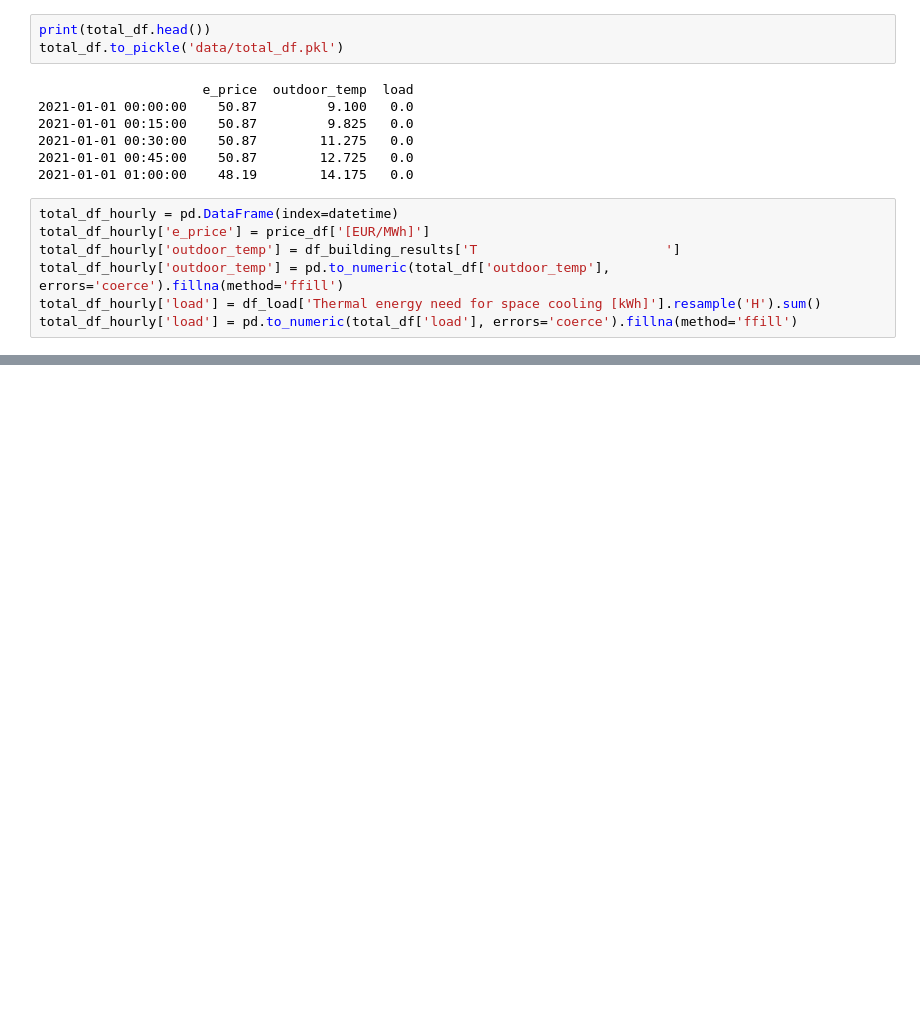
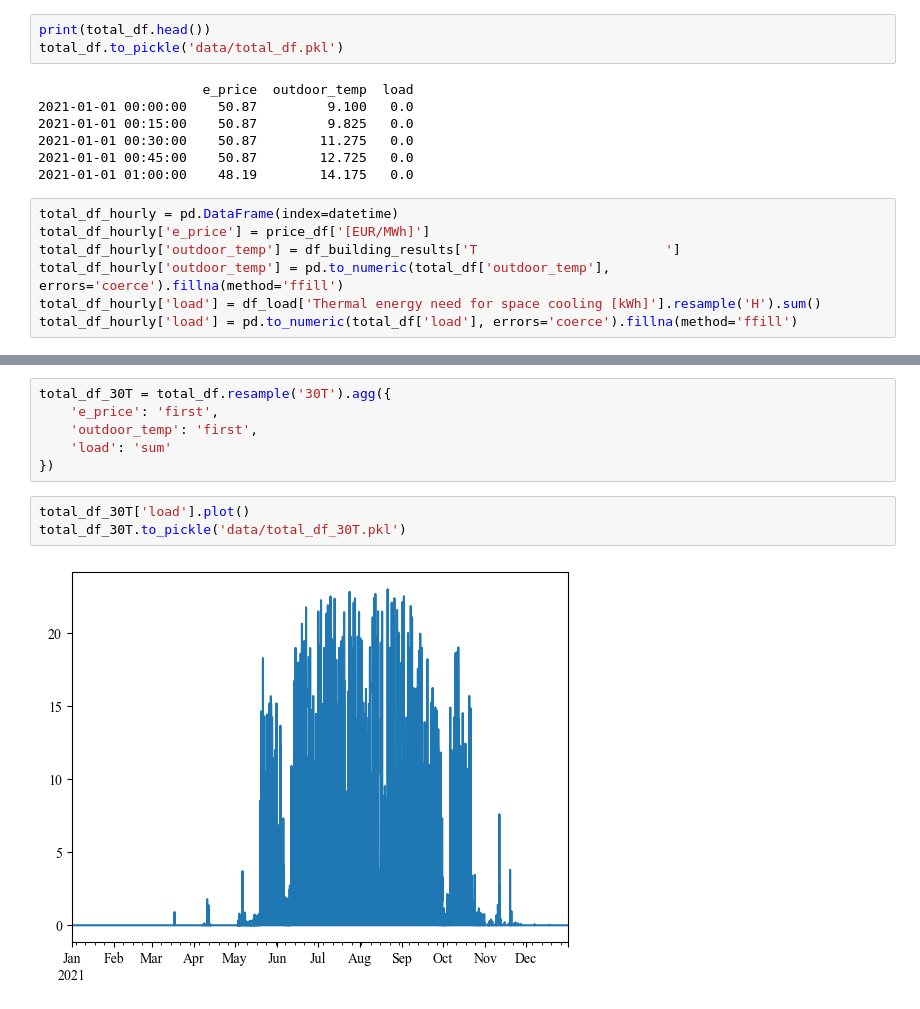
Before and after one commit to KrisCHEN8/PCM_RL-MPC, a Jupyter notebook: data_sort.ipynb, the cells around one changed output, grey strips where cells are left out. Saved outputs shown, nothing was run; the diff lists cells and outputs as text; blank space fills up the shorter version.

```diff
--- a/data_sort.ipynb
+++ b/data_sort.ipynb
@@ -105,0 +106,11 @@ total_df_hourly.to_pickle('data/total_df_hourly.pkl')
+# %%
+total_df_30T = total_df.resample('30T').agg({
+    'e_price': 'first',
+    'outdoor_temp': 'first',
+    'load': 'sum'
+})
+# %%
+total_df_30T['load'].plot()
+total_df_30T.to_pickle('data/total_df_30T.pkl')
+# %% [output]
+[figure, added]
```
Also changed, not shown: parts of 1 cell of this notebook, 12 other files.
